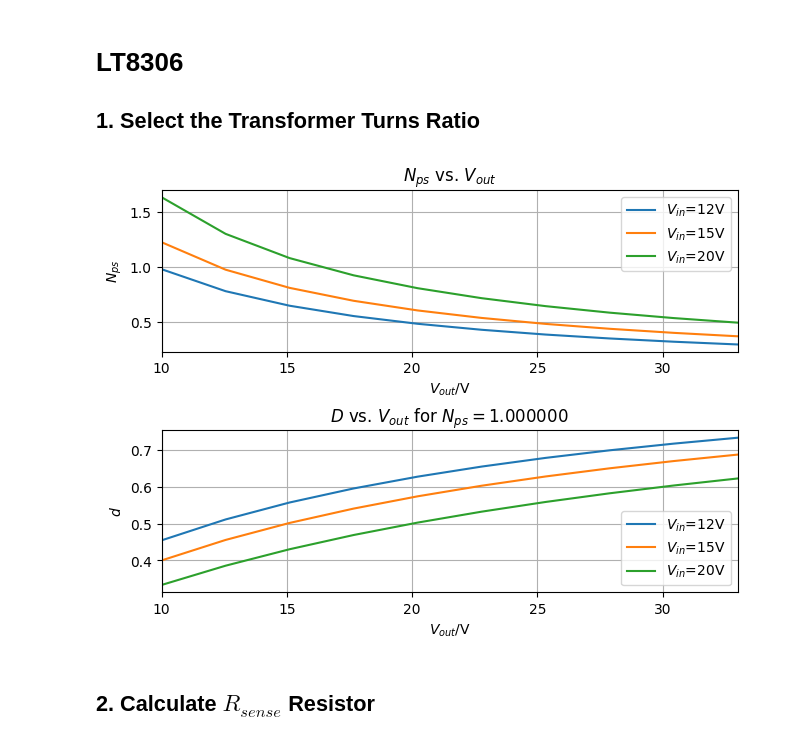
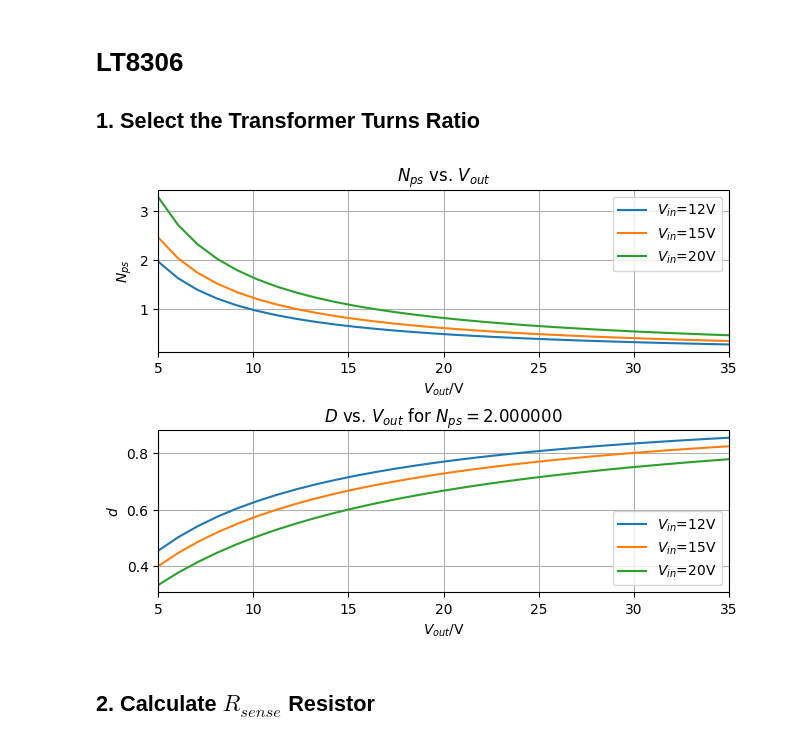
Before and after one commit to juulsA/usb-c-pd-vps, a Jupyter notebook: calculations/usb-c-pd-vps.ipynb, the cells around one changed output. Cells and saved outputs as stored; diff of their text form; code cells hidden in the pictures.

```diff
--- a/calculations/usb-c-pd-vps.ipynb
+++ b/calculations/usb-c-pd-vps.ipynb
@@ -6,7 +6,7 @@ import numpy as np
 import matplotlib.pyplot as plt
 
 v_in = np.array([12, 15, 20]) # input voltage between 15V to 20V
-v_out = np.linspace(10,33,10)
+v_out = np.linspace(5,35,30)
 d_max = 0.45 # duty cycle, typically between 0.45 to 0.65
 v_f = 0; # forward voltage (diode) --> set to zero, since LT8309 shall be used
 
@@ -17,37 +17,37 @@ d = np.zeros((len(v_in), len(v_out)))
 for i in range(len(v_in)):
     for j in range(len(v_out)):
         n_ps[i,j] = d_max * v_in[i] / ((1 - d_max) * (v_out[j] + v_f)) # primary to secondary winding ratio
 
 # select n_ps = 1 for design
-n_ps_design = 1
+n_ps_design = 2
 
 # calucate duty cycle for fixed n_ps value
 for i in range(len(v_in)):
     for j in range(len(v_out)):
         d[i,j] = ((v_out[j] + v_f)*n_ps_design)/(v_in[i] + (v_out[j] + v_f) * n_ps_design)
 
 fig, ax = plt.subplots(2, 1, constrained_layout=True) # create figure
 
 for i in range(len(v_in)):
     ax[0].plot(v_out, n_ps[i, :])
     ax[1].plot(v_out, d[i, :])
 
 # plots
 ax[0].set_title('$N_{ps}$ vs. $V_{out}$')
 ax[0].legend(['$V_{in}$=12V', '$V_{in}$=15V', '$V_{in}$=20V'])
 ax[0].set_xlabel('$V_{out}$/V')
 ax[0].set_ylabel('$N_{ps}$')
-ax[0].set_xlim(10,33)
+ax[0].set_xlim(np.min(v_out),np.max(v_out))
 ax[0].grid(True)
 
 ax[1].set_title('$D$ vs. $V_{out}$ for $N_{ps} = %f$' % n_ps_design)
 ax[1].legend(['$V_{in}$=12V', '$V_{in}$=15V', '$V_{in}$=20V'])
 ax[1].set_xlabel('$V_{out}$/V')
 ax[1].set_ylabel('$d$')
-ax[1].set_xlim(10,33)
+ax[1].set_xlim(np.min(v_out),np.max(v_out))
 ax[1].grid(True)
 # %% [output]
-[figure, old version]
+[figure, new version]
 # %% [markdown]
 ## 2. Calculate $R_{sense}$ Resistor
 # %%
```
Also changed, not shown: parts of 2 cells of this notebook.
